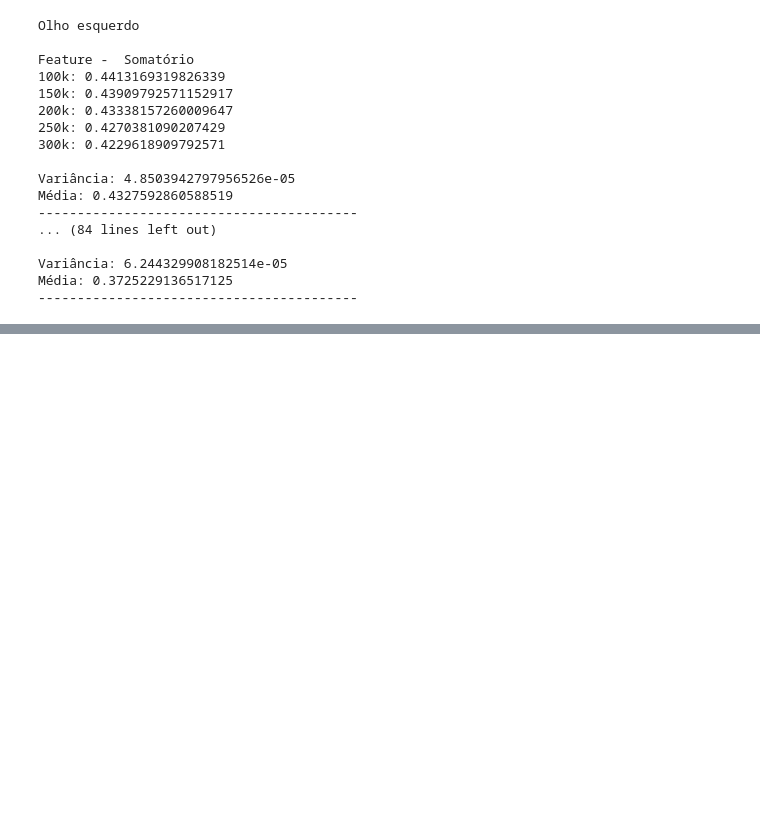
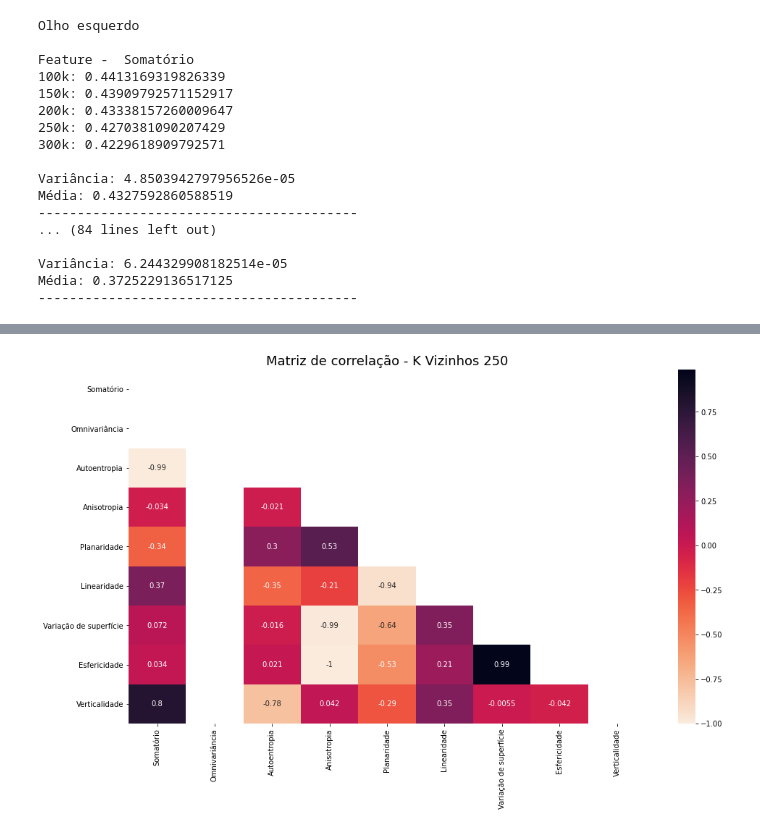
Before and after one commit to thalissonfelipe/landmarks, a Jupyter notebook: Análise das Features da Matriz de Covarariância (K Vizinhos).ipynb, the cells around one changed output, grey strips where cells are left out. Drawn from its saved outputs; the diff is of its cells as text; code cells hidden in the pictures; blank space fills up the shorter version.

```diff
--- a/Análise das Features da Matriz de Covarariância (K Vizinhos).ipynb
+++ b/Análise das Features da Matriz de Covarariância (K Vizinhos).ipynb
@@ -301,0 +325,4 @@ Média: 0.403256880733945
+# %%
+correlation_matrix(df_le, columns=columns[27:36], k='250')
+# %% [output]
+[figure, added]
```
Also changed, not shown: parts of 11 cells of this notebook, 1 other file.
